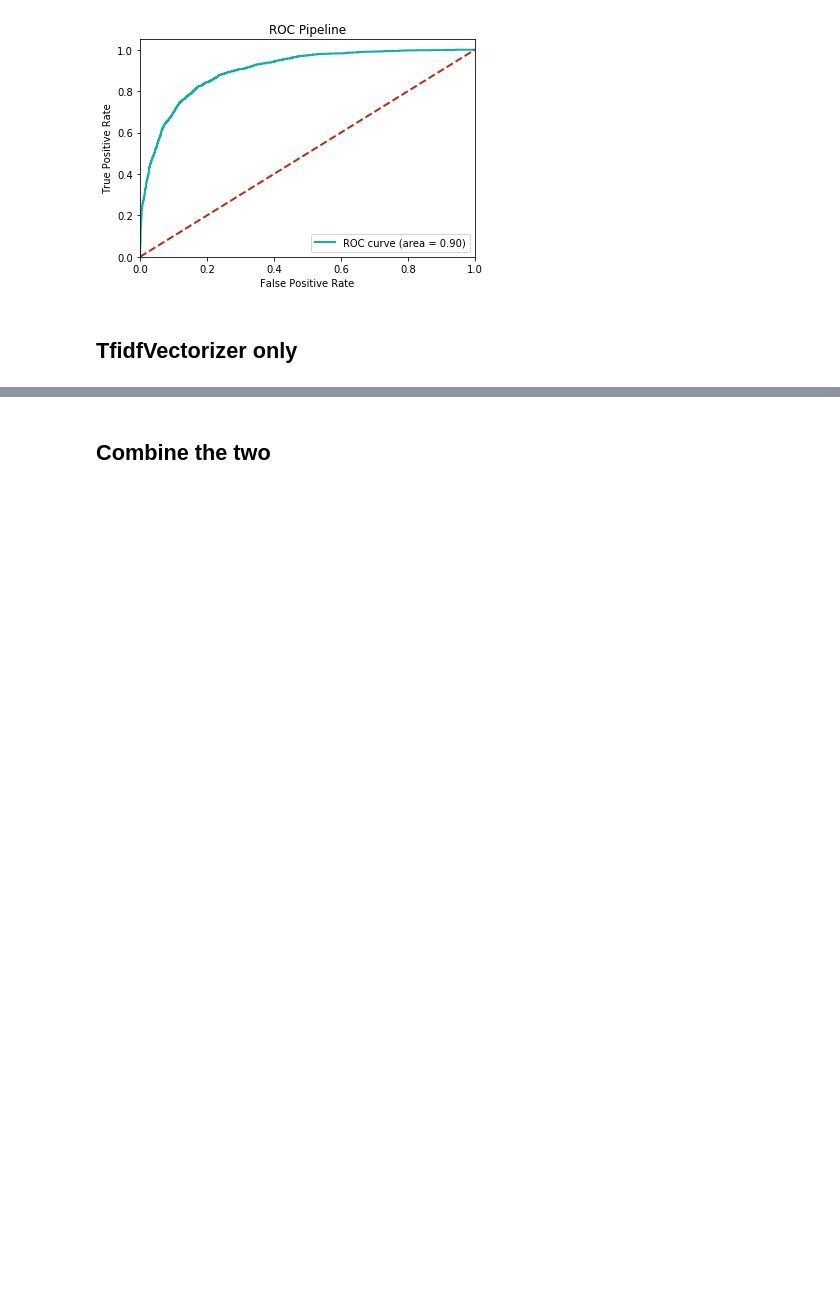
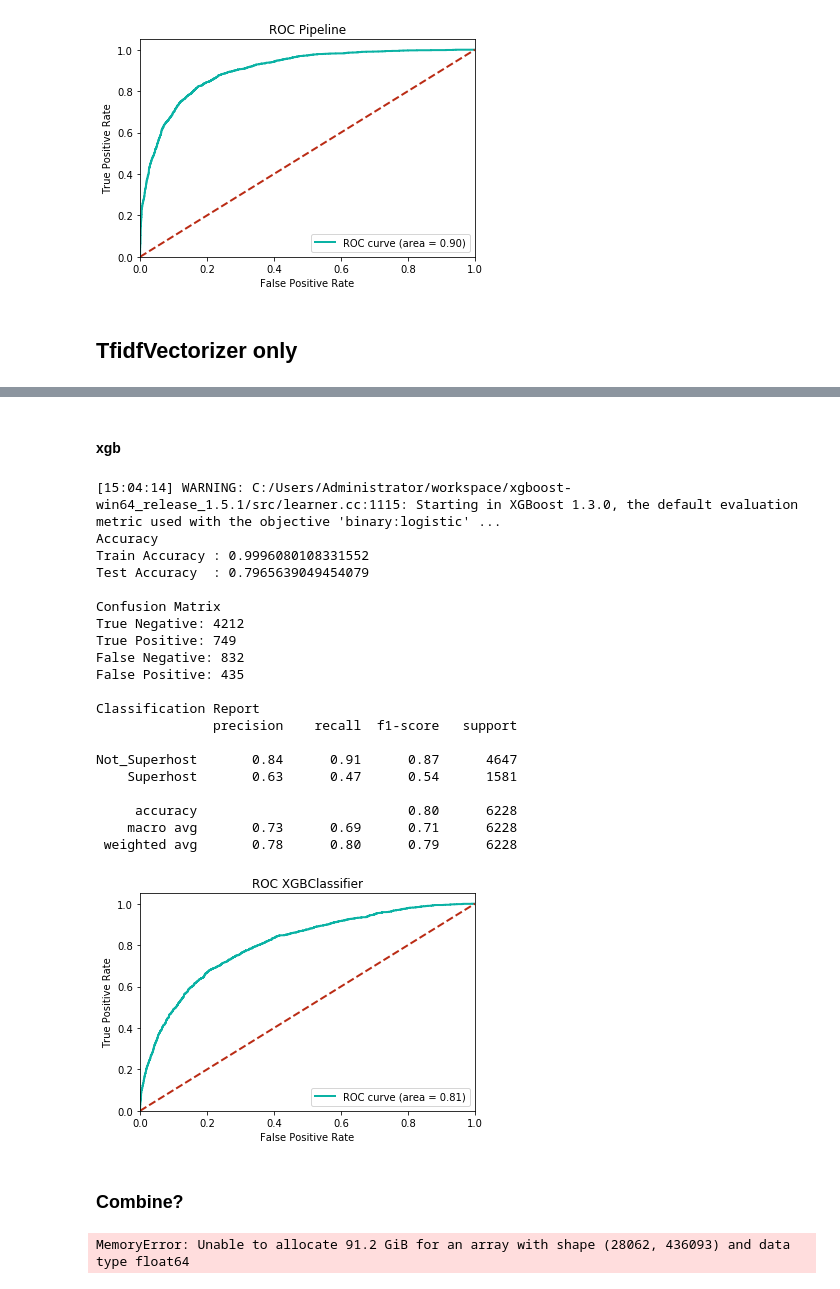
Before and after one commit to sharechanxd/bios625_fp, a Jupyter notebook: code/host/Host_models.ipynb, the cells around one changed output, grey strips where cells are left out. Saved outputs shown, nothing was run; the diff lists cells and outputs as text; code cells hidden in the pictures; blank space fills up the shorter version.

```diff
--- a/code/host/Host_models.ipynb
+++ b/code/host/Host_models.ipynb
@@ -369,2 +459,30 @@ Not_Superhost       0.89      0.91      0.90      4647
+# %% [markdown]
+#### xgb
+# %%
+xgb1 = XGBClassifier(learning_rate = 0.2,max_depth=10,n_estimators=1000)
+xgb1.fit(train_X_tf_cm, train_y)
+model_predict(xgb1,train_X_tf_cm,test_X_tf_cm,train_y,test_y)
+# %% [output]
+[15:04:14] WARNING: C:/Users/Administrator/workspace/xgboost-win64_release_1.5.1/src/learner.cc:1115: Starting in XGBoost 1.3.0, the default evaluation metric used with the objective 'binary:logistic' ...
+Accuracy
+Train Accuracy : 0.9996080108331552
+Test Accuracy  : 0.7965639049454079
+
+Confusion Matrix
+True Negative: 4212
+True Positive: 749
+False Negative: 832
+False Positive: 435
+
+Classification Report
+               precision    recall  f1-score   support
+
+Not_Superhost       0.84      0.91      0.87      4647
+    Superhost       0.63      0.47      0.54      1581
+
+     accuracy                           0.80      6228
+    macro avg       0.73      0.69      0.71      6228
+ weighted avg       0.78      0.80      0.79      6228
+[figure, added]
 # %% [markdown]
-## Combine the two
+### Combine?
@@ -370,0 +492,4 @@ Not_Superhost       0.89      0.91      0.90      4647
+# %%
+train_X_tf_cm.toarray()
+# %% [output]
+MemoryError: Unable to allocate 91.2 GiB for an array with shape (28062, 436093) and data type float64
```
Also changed, not shown: parts of 12 cells of this notebook, 5 other files.
